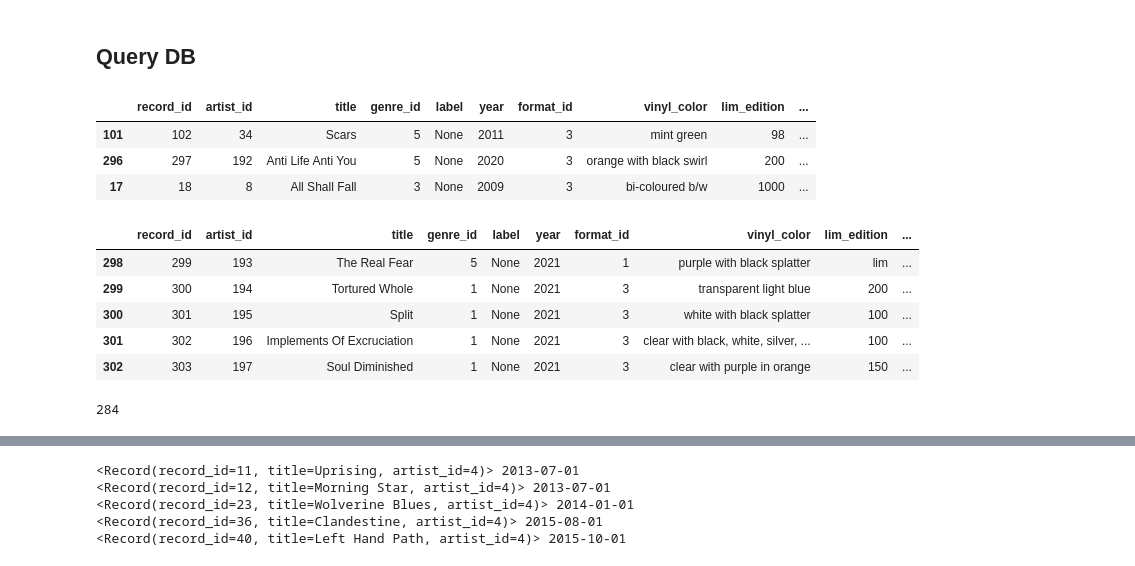
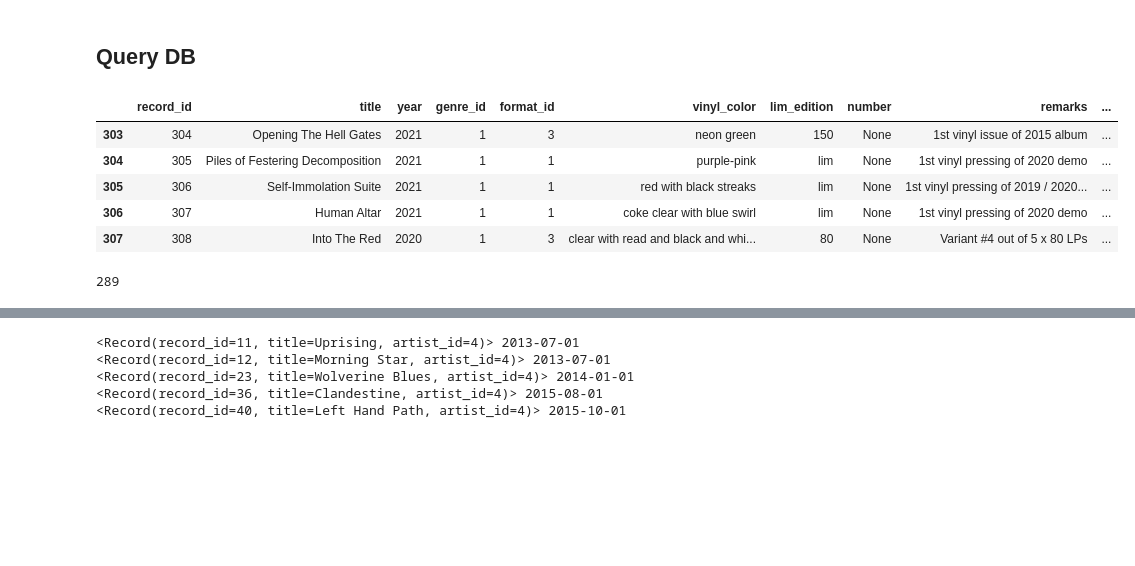
Before and after one commit to rbuerki/death-metal-disco, a Jupyter notebook: dev/prod_Query_DB.ipynb, the cells around one changed output, grey strips where cells are left out. Saved outputs shown, nothing was run; the diff lists cells and outputs as text; code cells hidden in the pictures; blank space fills up the shorter version.

```diff
--- a/dev/prod_Query_DB.ipynb
+++ b/dev/prod_Query_DB.ipynb
@@ -66,25 +66,18 @@ session
 # %% [markdown]
 ## Query DB
 # %%
-pd.read_sql("records", engine).sample(3)
+pd.read_sql("records", engine).tail(5)
 # %% [output]
-|  | record_id | artist_id | title | genre_id | label | year | format_id | vinyl_color | lim_edition | ... |
-| 101 | 102 | 34 | Scars | 5 | None | 2011 | 3 | mint green | 98 | ... |
-| 296 | 297 | 192 | Anti Life Anti You | 5 | None | 2020 | 3 | orange with black swirl | 200 | ... |
-| 17 | 18 | 8 | All Shall Fall | 3 | None | 2009 | 3 | bi-coloured b/w | 1000 | ... |
+|  | record_id | title | year | genre_id | format_id | vinyl_color | lim_edition | number | remarks | ... |
+| 303 | 304 | Opening The Hell Gates | 2021 | 1 | 3 | neon green | 150 | None | 1st vinyl issue of 2015 album | ... |
+| 304 | 305 | Piles of Festering Decomposition | 2021 | 1 | 1 | purple-pink | lim | None | 1st vinyl pressing of 2020 demo | ... |
+| 305 | 306 | Self-Immolation Suite | 2021 | 1 | 1 | red with black streaks | lim | None | 1st vinyl pressing of 2019 / 2020... | ... |
+| 306 | 307 | Human Altar | 2021 | 1 | 1 | coke clear with blue swirl | lim | None | 1st vinyl pressing of 2020 demo | ... |
+| 307 | 308 | Into The Red | 2020 | 1 | 3 | clear with read and black and whi... | 80 | None | Variant #4 out of 5 x 80 LPs | ... |
 # %%
-pd.read_sql("records", engine).tail()
+pd.read_sql("records", engine)["is_active"].sum()
 # %% [output]
-|  | record_id | artist_id | title | genre_id | label | year | format_id | vinyl_color | lim_edition | ... |
-| 298 | 299 | 193 | The Real Fear | 5 | None | 2021 | 1 | purple with black splatter | lim | ... |
-| 299 | 300 | 194 | Tortured Whole | 1 | None | 2021 | 3 | transparent light blue | 200 | ... |
-| 300 | 301 | 195 | Split | 1 | None | 2021 | 3 | white with black splatter | 100 | ... |
-| 301 | 302 | 196 | Implements Of Excruciation | 1 | None | 2021 | 3 | clear with black, white, silver, ... | 100 | ... |
-| 302 | 303 | 197 | Soul Diminished | 1 | None | 2021 | 3 | clear with purple in orange | 150 | ... |
+289
-# %%
-pd.read_sql("records", engine)["active"].sum()
-# %% [output]
-284
 # %%
 pd.read_sql("artists", engine).tail
 # %% [output]
```
Also changed, not shown: parts of 5 cells of this notebook, 9 other files.
